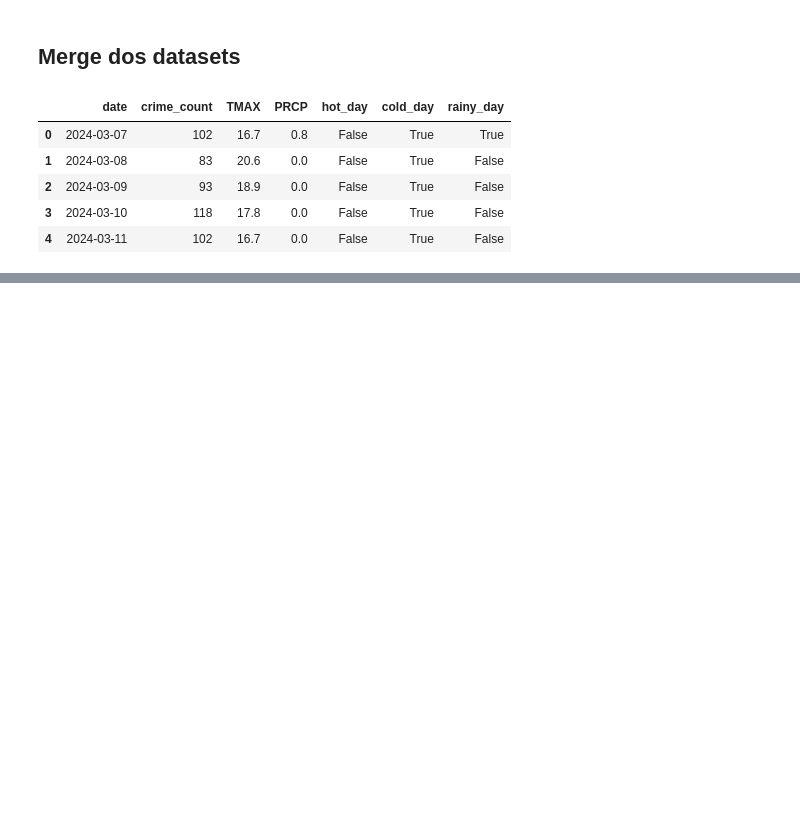
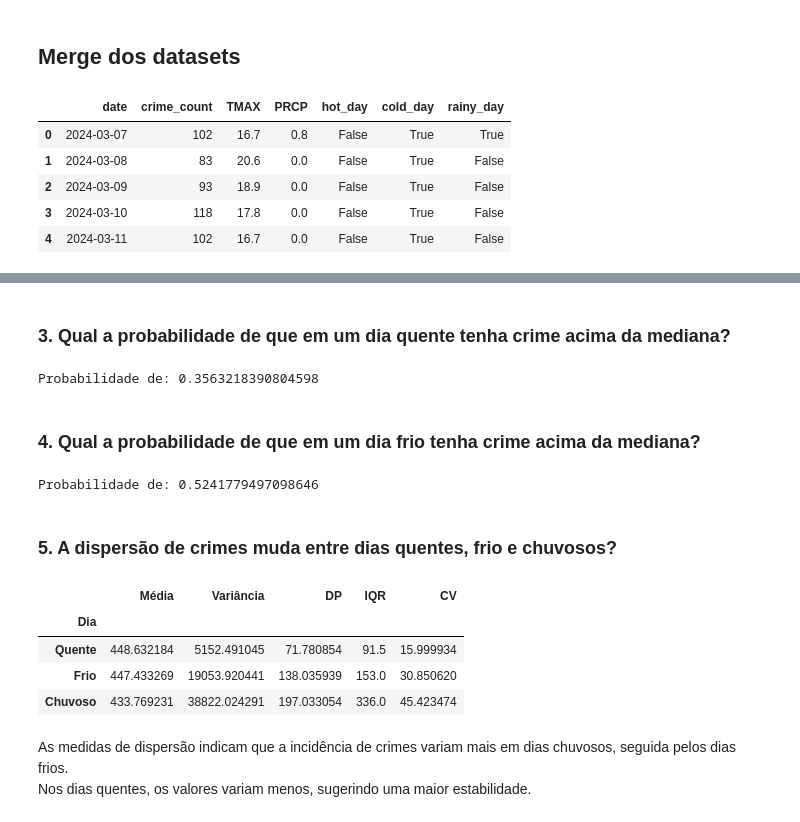
Before and after one commit to GabriellaSMendes/temperature-effect-on-LA-crimes, a Jupyter notebook: notebook.ipynb, the cells around one changed output, grey strips where cells are left out. Cells and saved outputs as stored; diff of their text form; code cells hidden in the pictures; blank space fills up the shorter version.

```diff
--- a/notebook.ipynb
+++ b/notebook.ipynb
@@ -123,0 +309,6 @@ final_df.head()
+# %%
+mean_cold = cold_days.mean()
+mean_rainy = rainy_days.mean()
+mean_hot = hot_days.mean()
+
+print(f"Média dia Frio: {mean_hot} | Média dia Chuvoso: {mean_rainy} | Média dia Quente: {mean_hot}. A média de crimes em dias quentes não aumenta.")
@@ -123,0 +331,70 @@ final_df.head()
+# %% [markdown]
+### 3. Qual a probabilidade de que em um dia quente tenha crime acima da mediana?
+# %%
+hot_days_total = final_df[final_df['hot_day'] == True]
+
+prob_high_crime_hot = hot_days_total['high_crime'].mean()
+
+print(f"Probabilidade de: {prob_high_crime_hot}")
+# %% [output]
+Probabilidade de: 0.3563218390804598
+# %% [markdown]
+### 4. Qual a probabilidade de que em um dia frio tenha crime acima da mediana?
+# %%
+cold_days_total = final_df[final_df['cold_day'] == True]
+
+prob_high_crime_cold = cold_days_total['high_crime'].mean()
+
+print(f"Probabilidade de: {prob_high_crime_cold}")
+# %% [output]
+Probabilidade de: 0.5241779497098646
+# %% [markdown]
+### 5. A dispersão de crimes muda entre dias quentes, frio e chuvosos?
+# %%
+#desvio padrao
+dp_hot = hot_days.std()
+dp_cold = cold_days.std()
+dp_rainy = rainy_days.std()
+
+#variancia
+var_hot = hot_days.var()
+var_cold = cold_days.var()
+var_rainy = rainy_days.var()
+
+#amplitude interquartil -- (Q3-Q1)
+q1_hot = hot_days.quantile([0.25, 0.75]).values #.values transforma em array [Q1, Q3]
+iqr_hot = q1_hot[1] - q1_hot[0]
+
+q1_cold = cold_days.quantile([0.25, 0.75]).values
+iqr_cold = q1_cold[1] - q1_cold[0]
+
+q1_rainy = rainy_days.quantile([0.25, 0.75]).values
+iqr_rainy = q1_rainy[1] - q1_rainy[0]
+
+
+#coeficiente de variação
+cv_hot = (dp_hot/mean_hot)*100
+cv_cold = (dp_cold/mean_cold)*100
+cv_rainy = (dp_rainy/mean_rainy)*100
+
+
+#dataframe
+df = pd.DataFrame({
+    'Dia': ['Quente', 'Frio', 'Chuvoso'],
+    'Média': [mean_hot, mean_cold, mean_rainy],
+    'Variância': [var_hot, var_cold, var_rainy],
+    'DP': [dp_hot, dp_cold, dp_rainy],
+    'IQR': [iqr_hot, iqr_cold, iqr_rainy],
+    'CV': [cv_hot, cv_cold, cv_rainy]
+}).set_index('Dia')
+
+df
+# %% [output]
+|  | Média | Variância | DP | IQR | CV |
+| Dia |  |  |  |  |  |
+| Quente | 448.632184 | 5152.491045 | 71.780854 | 91.5 | 15.999934 |
+| Frio | 447.433269 | 19053.920441 | 138.035939 | 153.0 | 30.850620 |
+| Chuvoso | 433.769231 | 38822.024291 | 197.033054 | 336.0 | 45.423474 |
+# %% [markdown]
+As medidas de dispersão indicam que a incidência de crimes variam mais em dias chuvosos, seguida pelos dias frios.
+Nos dias quentes, os valores variam menos, sugerindo uma maior estabilidade.
```
Also changed, not shown: parts of 29 cells of this notebook.
